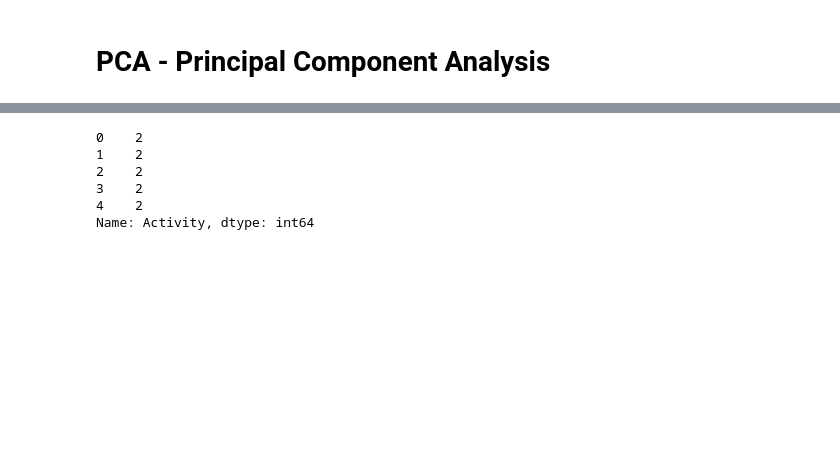
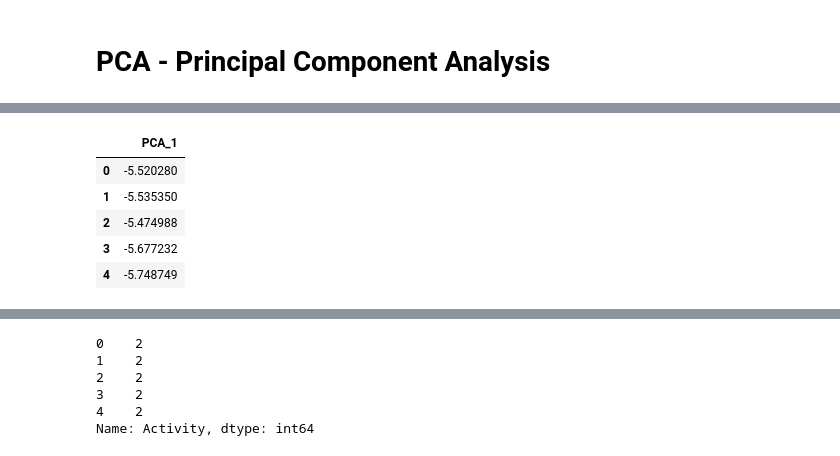
Before and after one commit to amhurtad/DS3-Human-Phone-Activity, a Jupyter notebook: DS3_Project.ipynb, the cells around one changed output, grey strips where cells are left out. Drawn from its saved outputs; the diff is of its cells as text; code cells hidden in the pictures; blank space fills up the shorter version.

```diff
--- a/DS3_Project.ipynb
+++ b/DS3_Project.ipynb
@@ -316,0 +356,11 @@ pca_test_df.head()
+# %%
+#Let's look at our pca features for training set
+pca_train_df = pd.DataFrame(data = train_components, columns = ['PCA_1'] )
+pca_train_df.head()
+# %% [output]
+|  | PCA_1 |
+| 0 | -5.520280 |
+| 1 | -5.535350 |
+| 2 | -5.474988 |
+| 3 | -5.677232 |
+| 4 | -5.748749 |
```
Also changed, not shown: parts of 16 cells of this notebook.
